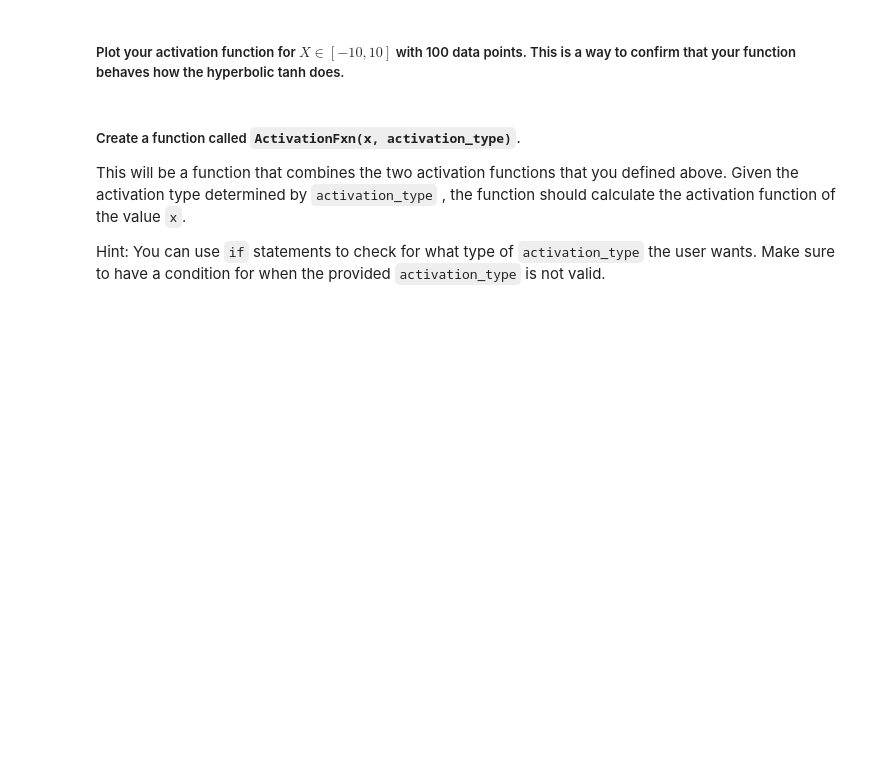
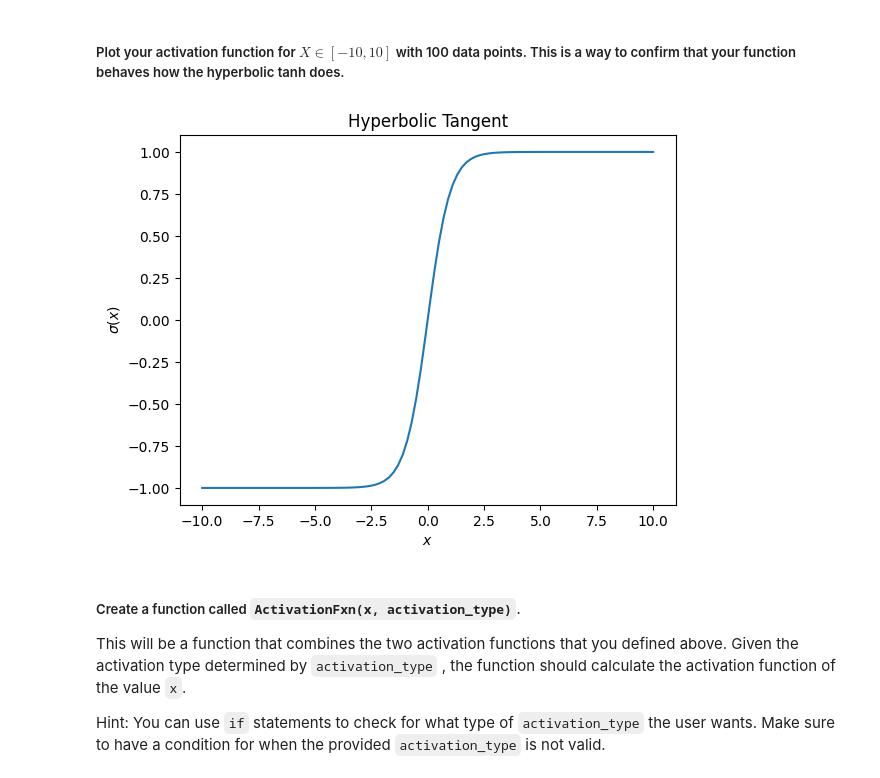
Before and after one commit to MaxGuryan9/Project_4, a Jupyter notebook: Project4_student-1.ipynb, the cells around one changed output. Cells and saved outputs as stored; diff of their text form; code cells hidden in the pictures; blank space fills up the shorter version.

```diff
--- a/Project4_student-1.ipynb
+++ b/Project4_student-1.ipynb
@@ -289,7 +309,7 @@ Hint: The equation for the hyperbolic tangent is:
 # %%
 
 def tanh(x):
-    return
+    return (np.exp(x) - np.exp(-x))/(np.exp(x) + np.exp(-x))
 # %% [markdown]
 ##### Define a `tanh_derivative()` function.
 
@@ -309,15 +329,19 @@ def tanh_derivative(x):
 ##### Plot your activation function for $X \in [-10, 10]$ with 100 data points. This is a way to confirm that your function behaves how the hyperbolic tanh does.
 # %%
 # create X vector as described above to define the first parameter of the plot
+X = np.linspace(-10, 10, 100)
+# use the function you just created for tanh to define the second parameter of the plot
 
-# use the function you just created for tanh to define the second parameter of the plot
+tanh_vals = tanh(X)
 
 #### DO NOT ADJUST ####
 plt.plot(X, tanh_vals)
 plt.title(r'Hyperbolic Tangent')
 plt.xlabel(r'$x$')
 plt.ylabel(r'$\sigma(x)$')
 plt.show()
+# %% [output]
+[figure, added]
 # %% [markdown]
 ##### Create a function called `ActivationFxn(x, activation_type)`.
 
```
Also changed, not shown: parts of 15 cells of this notebook, 1 other file.
